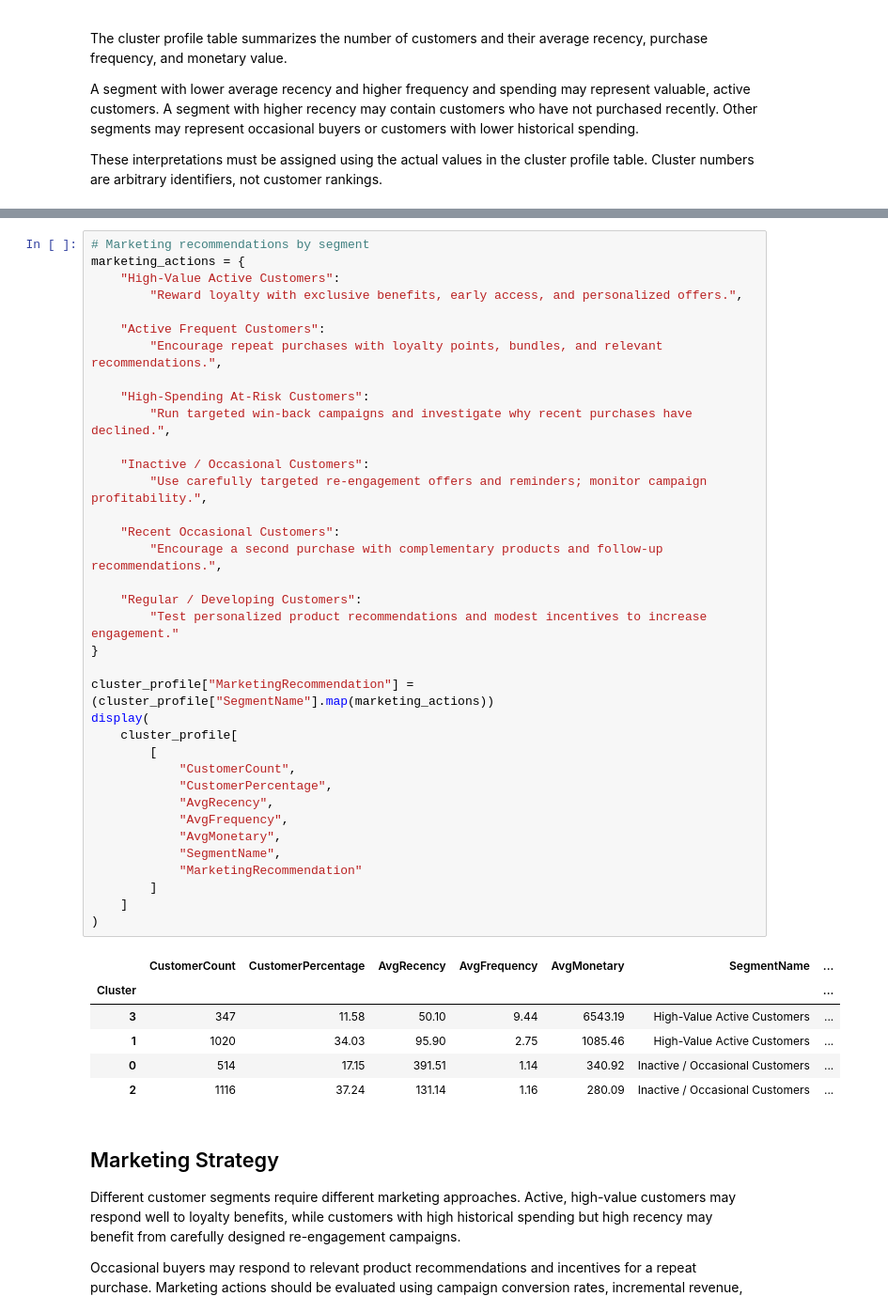
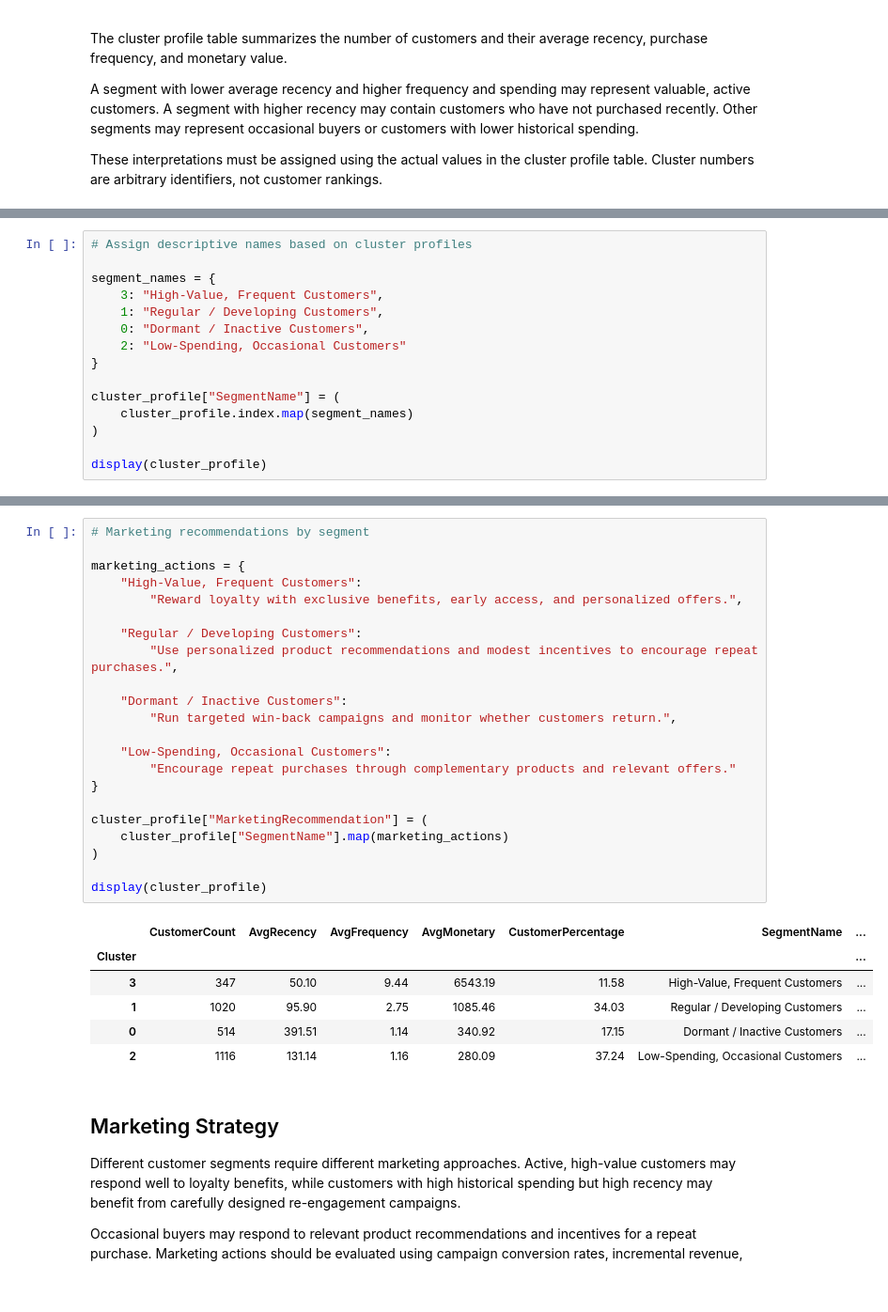
Before and after one commit to Nithin0100/OIBSIP, a Jupyter notebook: DataAnalytics-L1-CustomerSegmentation/Oasis_Infobyte_L1_task_02.ipynb, the cells around one changed output, grey strips where cells are left out. Shown at 94% size. Cells and saved outputs as stored; diff of their text form.

```diff
--- a/DataAnalytics-L1-CustomerSegmentation/Oasis_Infobyte_L1_task_02.ipynb
+++ b/DataAnalytics-L1-CustomerSegmentation/Oasis_Infobyte_L1_task_02.ipynb
@@ -683,0 +648,15 @@ display(cluster_profile)
+# %%
+# Assign descriptive names based on cluster profiles
+
+segment_names = {
+    3: "High-Value, Frequent Customers",
+    1: "Regular / Developing Customers",
+    0: "Dormant / Inactive Customers",
+    2: "Low-Spending, Occasional Customers"
+}
+
+cluster_profile["SegmentName"] = (
+    cluster_profile.index.map(segment_names)
+)
+
+display(cluster_profile)
@@ -716,46 +702,32 @@ display(rfm_model[
 # %%
 # Marketing recommendations by segment
+
 marketing_actions = {
-    "High-Value Active Customers":
+    "High-Value, Frequent Customers":
         "Reward loyalty with exclusive benefits, early access, and personalized offers.",
 
-    "Active Frequent Customers":
-        "Encourage repeat purchases with loyalty points, bundles, and relevant recommendations.",
+    "Regular / Developing Customers":
+        "Use personalized product recommendations and modest incentives to encourage repeat purchases.",
 
-    "High-Spending At-Risk Customers":
-        "Run targeted win-back campaigns and investigate why recent purchases have declined.",
+    "Dormant / Inactive Customers":
+        "Run targeted win-back campaigns and monitor whether customers return.",
 
-    "Inactive / Occasional Customers":
-        "Use carefully targeted re-engagement offers and reminders; monitor campaign profitability.",
-
-    "Recent Occasional Customers":
-        "Encourage a second purchase with complementary products and follow-up recommendations.",
-
-    "Regular / Developing Customers":
-        "Test personalized product recommendations and modest incentives to increase engagement."
+    "Low-Spending, Occasional Customers":
+        "Encourage repeat purchases through complementary products and relevant offers."
 }
 
-cluster_profile["MarketingRecommendation"] = (cluster_profile["SegmentName"].map(marketing_actions))
-display(
-    cluster_profile[
-        [
-            "CustomerCount",
-            "CustomerPercentage",
-            "AvgRecency",
-            "AvgFrequency",
-            "AvgMonetary",
-            "SegmentName",
-            "MarketingRecommendation"
-        ]
-    ]
+cluster_profile["MarketingRecommendation"] = (
+    cluster_profile["SegmentName"].map(marketing_actions)
 )
+
+display(cluster_profile)
 # %% [output]
-|  | CustomerCount | CustomerPercentage | AvgRecency | AvgFrequency | AvgMonetary | SegmentName | ... |
+|  | CustomerCount | AvgRecency | AvgFrequency | AvgMonetary | CustomerPercentage | SegmentName | ... |
 | Cluster |  |  |  |  |  |  | ... |
-| 3 | 347 | 11.58 | 50.10 | 9.44 | 6543.19 | High-Value Active Customers | ... |
-| 1 | 1020 | 34.03 | 95.90 | 2.75 | 1085.46 | High-Value Active Customers | ... |
-| 0 | 514 | 17.15 | 391.51 | 1.14 | 340.92 | Inactive / Occasional Customers | ... |
-| 2 | 1116 | 37.24 | 131.14 | 1.16 | 280.09 | Inactive / Occasional Customers | ... |
+| 3 | 347 | 50.10 | 9.44 | 6543.19 | 11.58 | High-Value, Frequent Customers | ... |
+| 1 | 1020 | 95.90 | 2.75 | 1085.46 | 34.03 | Regular / Developing Customers | ... |
+| 0 | 514 | 391.51 | 1.14 | 340.92 | 17.15 | Dormant / Inactive Customers | ... |
+| 2 | 1116 | 131.14 | 1.16 | 280.09 | 37.24 | Low-Spending, Occasional Customers | ... |
 # %% [markdown]
 ## Marketing Strategy
 
```
Also changed, not shown: parts of 4 cells of this notebook, 2 other files.
